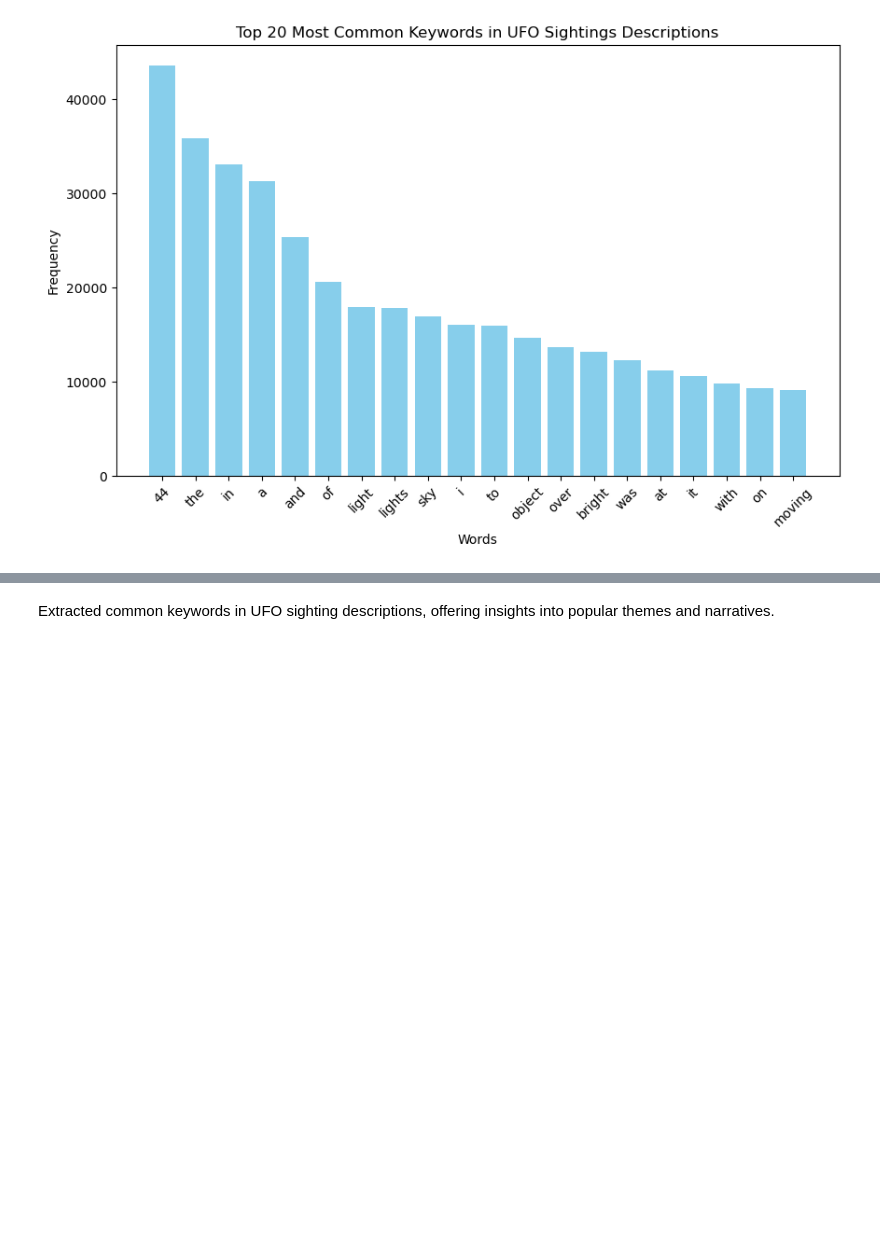
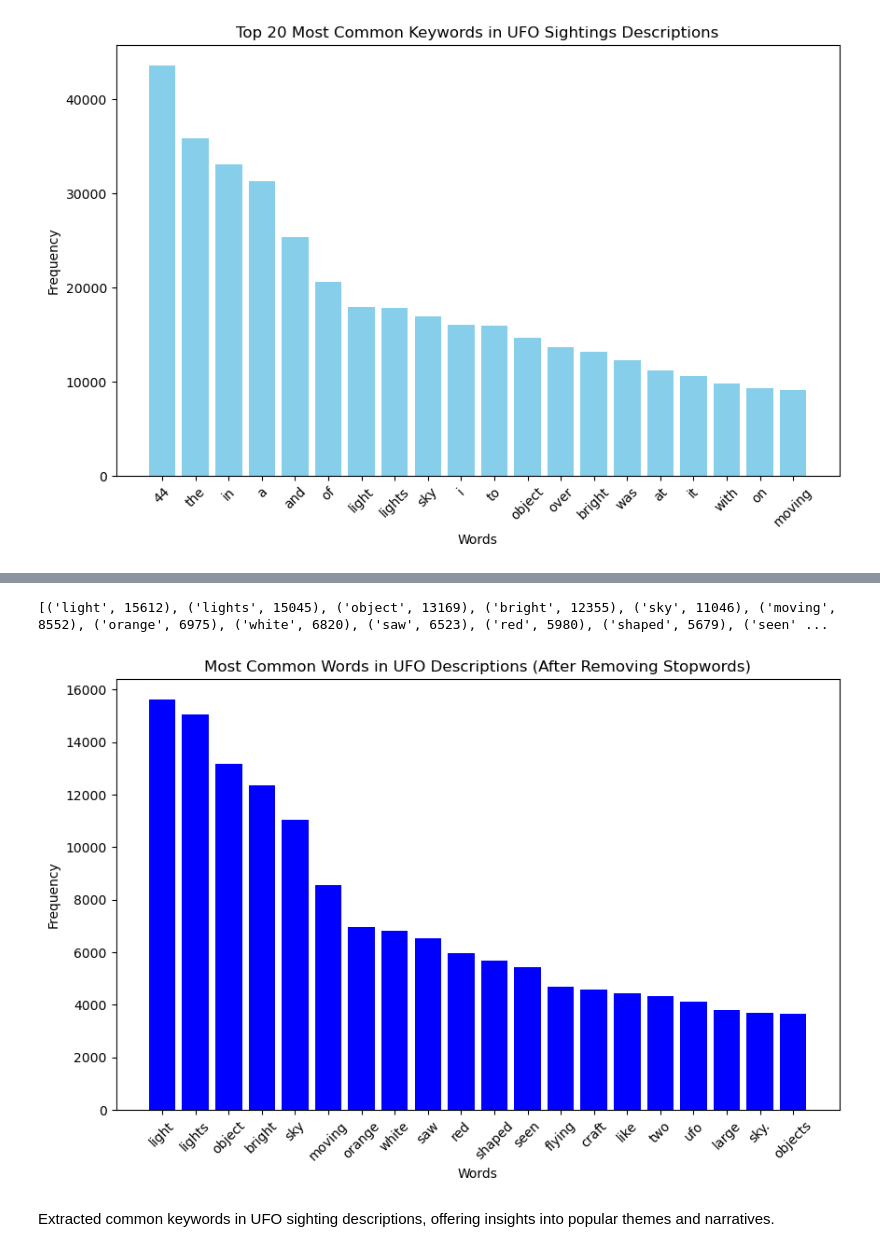
Before and after one commit to quadrillionaiire/Phase-1-Project, a Jupyter notebook: notebooks/clean_notebook.ipynb, the cells around one changed output, grey strips where cells are left out. Cells and saved outputs as stored; diff of their text form; code cells hidden in the pictures; blank space fills up the shorter version.

```diff
--- a/notebooks/clean_notebook.ipynb
+++ b/notebooks/clean_notebook.ipynb
@@ -610,0 +623,14 @@ plt.show()
+# %%
+import pandas as pd
+import nltk
+from nltk.corpus import stopwords
+from collections import Counter
+import matplotlib.pyplot as plt
+
+# Download the stopwords list from nltk
+nltk.download('stopwords')
+stop_words = set(stopwords.words('english'))
+
+# You can also add any additional custom stopwords
+custom_stopwords = {"44"}  # Example of custom words to remove
+stop_words.update(custom_stopwords)
@@ -611,3 +641,32 @@ plt.show()
+# %%
+# Assuming df['Description'] contains the text data
+ufo_df['Description'] = ufo_df['Description'].fillna('').astype(str)
+
+# Tokenize descriptions, remove stopwords, and make all words lowercase
+ufo_df['tokens'] = ufo_df['Description'].apply(lambda x: [word.lower() for word in x.split() if word.lower() not in stop_words])
+# %%
+# Flatten the token list to get a list of all words
+all_words = [word for tokens in ufo_df['tokens'] for word in tokens]
+
+# Count word frequencies
+word_freq = Counter(all_words)
+
+# Get the most common words
+most_common_words = word_freq.most_common(20)  # Change the number as needed
+print(most_common_words)
+# %% [output]
+[('light', 15612), ('lights', 15045), ('object', 13169), ('bright', 12355), ('sky', 11046), ('moving', 8552), ('orange', 6975), ('white', 6820), ('saw', 6523), ('red', 5980), ('shaped', 5679), ('seen' ...
+# %%
+words, counts = zip(*most_common_words)
+plt.figure(figsize=(10, 6))
+plt.bar(words, counts, color='blue')
+plt.xticks(rotation=45)
+plt.xlabel('Words')
+plt.ylabel('Frequency')
+plt.title('Most Common Words in UFO Descriptions (After Removing Stopwords)')
+plt.show()
+# %% [output]
+[figure, added]
 # %% [markdown]
 Extracted common keywords in UFO sighting descriptions, offering insights into popular themes and narratives.
 # %% [markdown]
```
Also changed, not shown: parts of 4 cells of this notebook.
